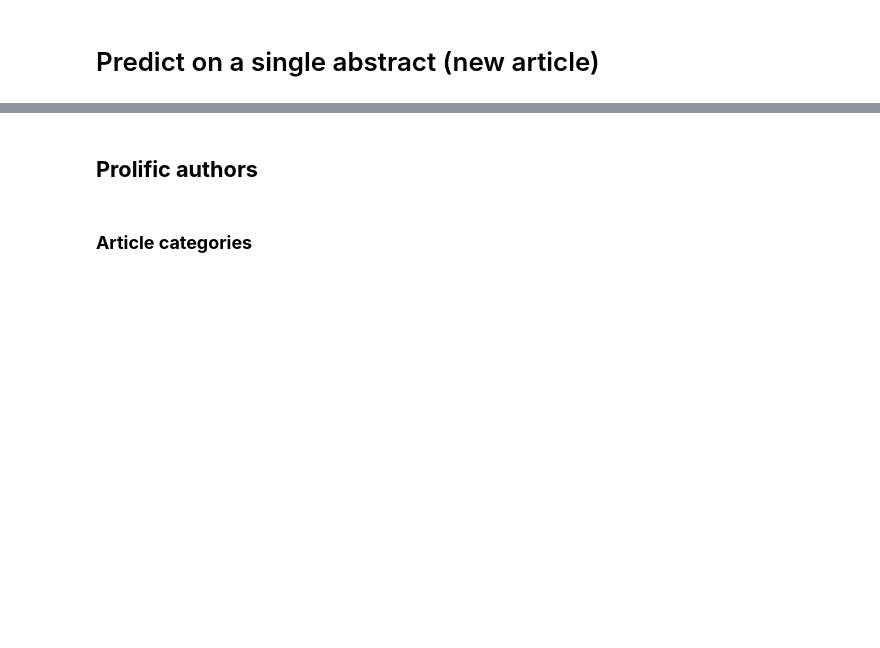
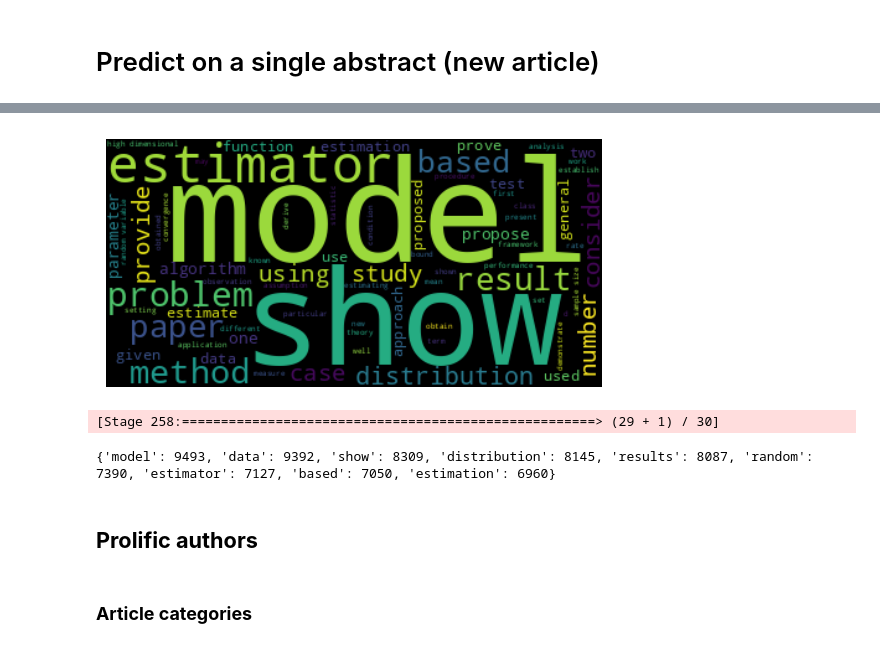
Before and after one commit to Ca3zsar/ArXiv-Literature-Analyser, a Jupyter notebook: bigdata.ipynb, the cells around one changed output, grey strips where cells are left out. Drawn from its saved outputs; the diff is of its cells as text; code cells hidden in the pictures; blank space fills up the shorter version.

```diff
--- a/bigdata.ipynb
+++ b/bigdata.ipynb
@@ -1036,11 +1417,15 @@ def show_word_top(dataset, category, count):
   print(top_val_dict)
 # %%
 def run():
-  arxiv_dataset = load_data_from_json(sc, "arxiv-sample.json")
+  arxiv_dataset = load_data_from_json(sc, PATH)
   show_word_cloud(arxiv_dataset, "stat.TH")
   show_word_top(arxiv_dataset, "stat.TH", 10)
 
 run()
+# %% [output]
+[figure, added]
+[Stage 258:=====================================================> (29 + 1) / 30]
+{'model': 9493, 'data': 9392, 'show': 8309, 'distribution': 8145, 'results': 8087, 'random': 7390, 'estimator': 7127, 'based': 7050, 'estimation': 6960}
 # %% [markdown]
 ## **Prolific authors**
 # %% [markdown]
```
Also changed, not shown: parts of 78 cells of this notebook, 1 other file.
